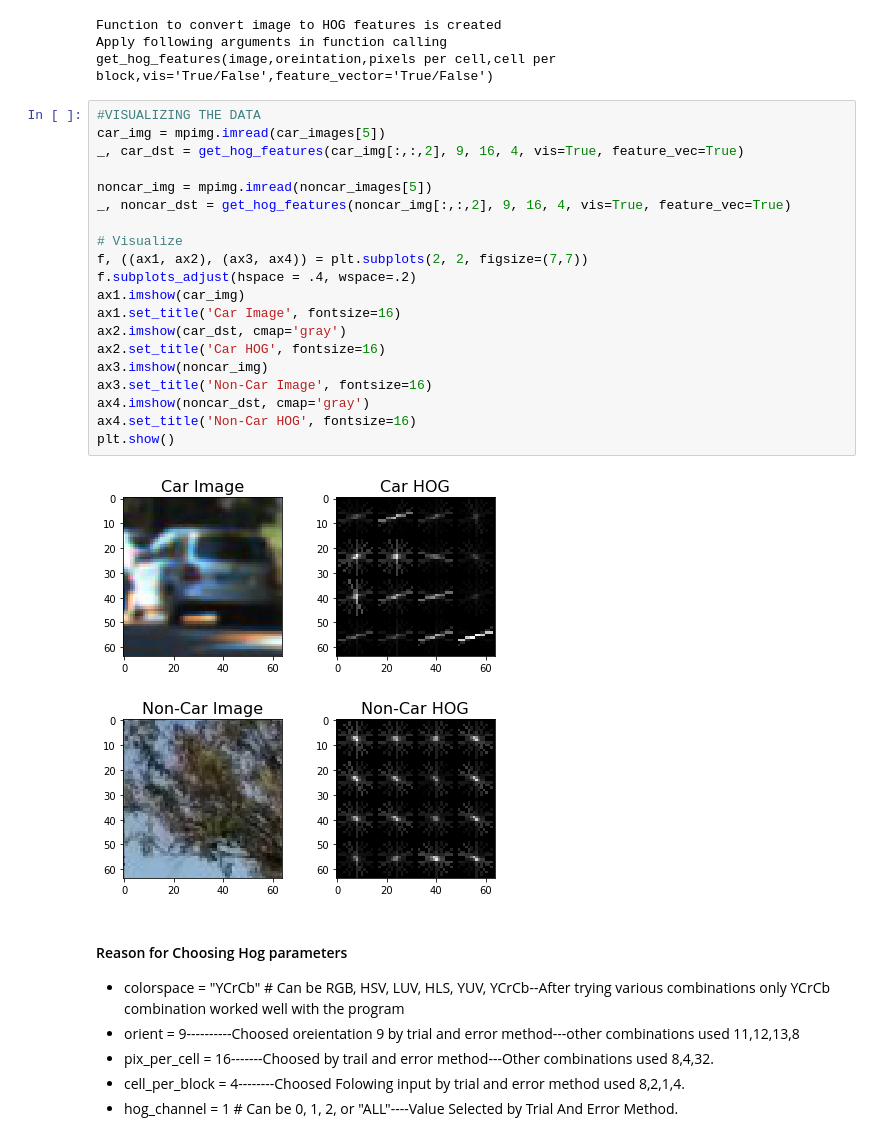
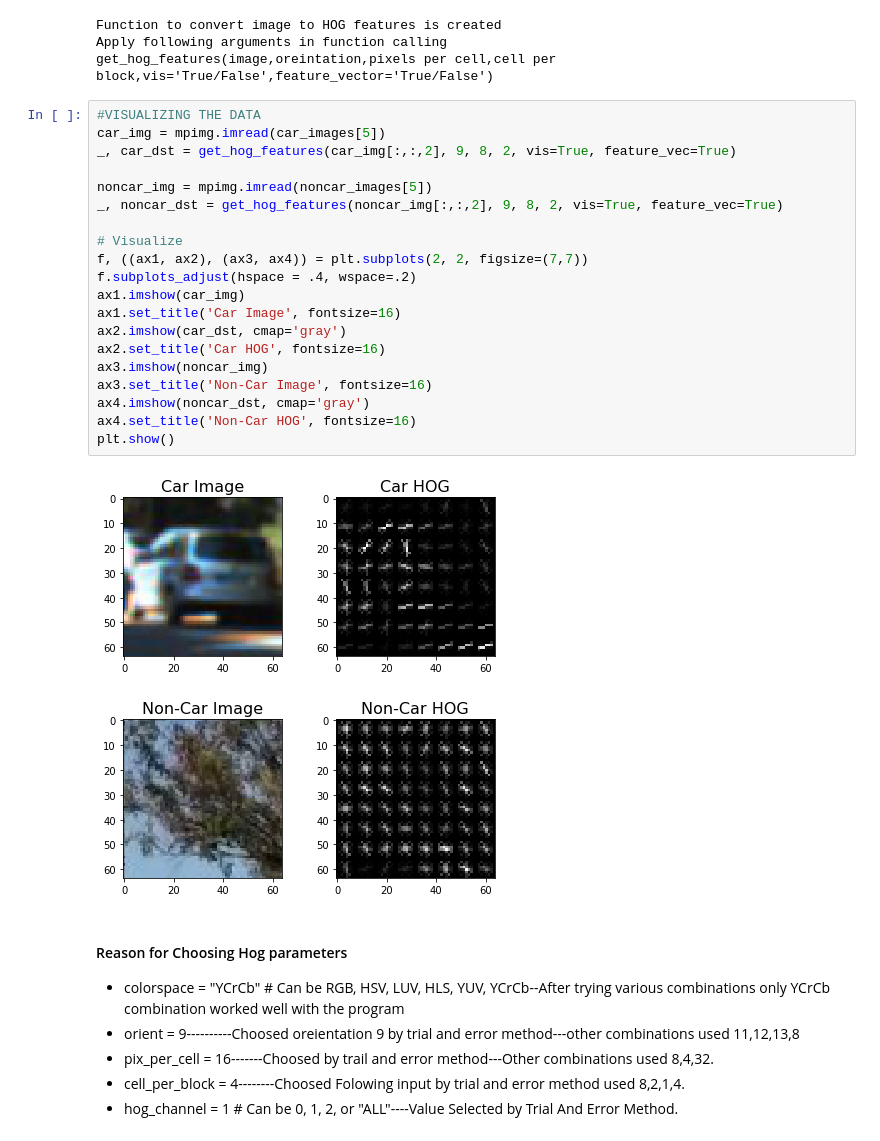
Before and after one commit to ameysharma/Vehicle_Detection, a Jupyter notebook: Vehicle_Tracking.ipynb, the cells around one changed output. Drawn from its saved outputs; the diff is of its cells as text.

```diff
--- a/Vehicle_Tracking.ipynb
+++ b/Vehicle_Tracking.ipynb
@@ -91,25 +91,25 @@ get_hog_features(image,oreintation,pixels per cell,cell per block,vis='True/Fals
 # %%
 #VISUALIZING THE DATA
 car_img = mpimg.imread(car_images[5])
-_, car_dst = get_hog_features(car_img[:,:,2], 9, 16, 4, vis=True, feature_vec=True)
+_, car_dst = get_hog_features(car_img[:,:,2], 9, 8, 2, vis=True, feature_vec=True)
 
 noncar_img = mpimg.imread(noncar_images[5])
-_, noncar_dst = get_hog_features(noncar_img[:,:,2], 9, 16, 4, vis=True, feature_vec=True)
+_, noncar_dst = get_hog_features(noncar_img[:,:,2], 9, 8, 2, vis=True, feature_vec=True)
 
 # Visualize
 f, ((ax1, ax2), (ax3, ax4)) = plt.subplots(2, 2, figsize=(7,7))
 f.subplots_adjust(hspace = .4, wspace=.2)
 ax1.imshow(car_img)
 ax1.set_title('Car Image', fontsize=16)
 ax2.imshow(car_dst, cmap='gray')
 ax2.set_title('Car HOG', fontsize=16)
 ax3.imshow(noncar_img)
 ax3.set_title('Non-Car Image', fontsize=16)
 ax4.imshow(noncar_dst, cmap='gray')
 ax4.set_title('Non-Car HOG', fontsize=16)
 plt.show()
 # %% [output]
-[figure, old version]
+[figure, new version]
 # %% [markdown]
 #### Reason for Choosing Hog parameters
 - colorspace = "YCrCb" # Can be RGB, HSV, LUV, HLS, YUV, YCrCb--After trying various combinations only YCrCb combination worked well with the program
```
Also changed, not shown: parts of 8 cells of this notebook, 3 other files.
